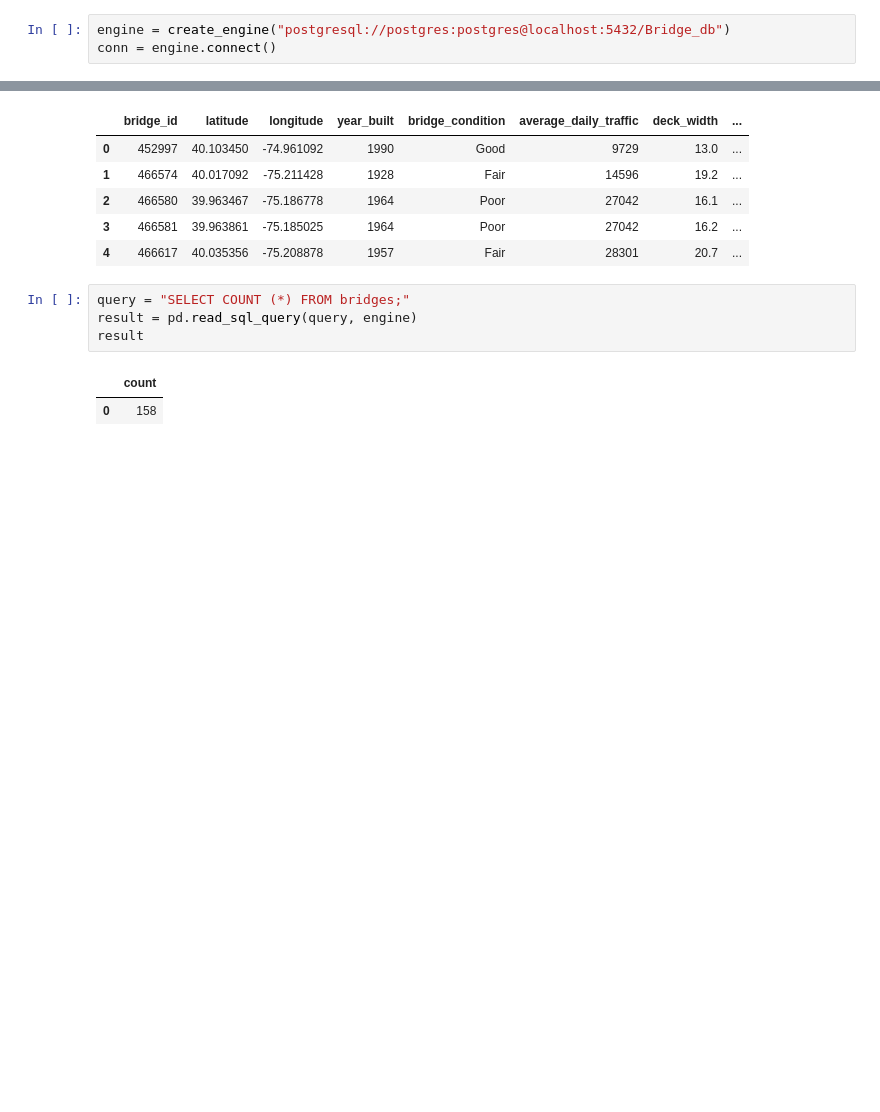
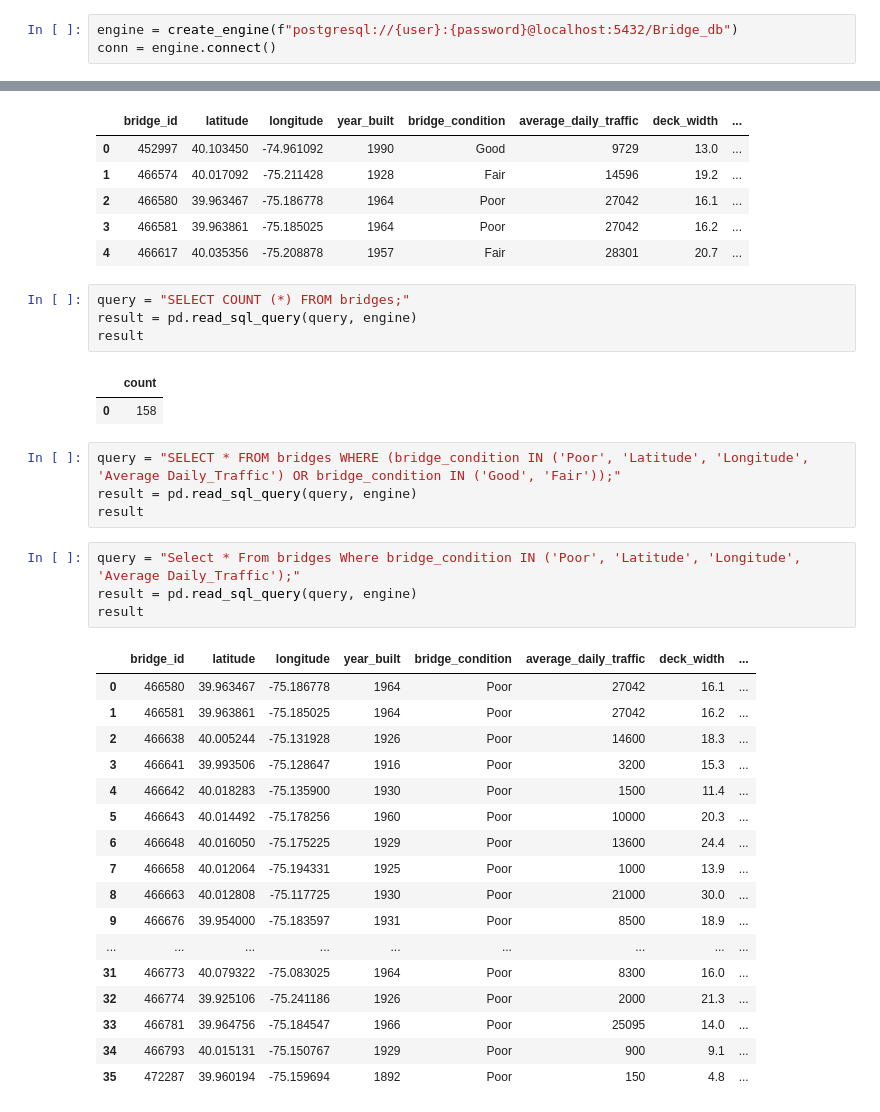
Before and after one commit to PatrickJohnDean/Project-3-Orange-Team, a Jupyter notebook: Philly_Bridge_Python_SQL.ipynb, the cells around one changed output, grey strips where cells are left out. Drawn from its saved outputs; the diff is of its cells as text; blank space fills up the shorter version.

Commit message:
Update Philly_Bridge_Python_SQL.ipynb
Philly_Bridge_Python and added query

```diff
--- a/Philly_Bridge_Python_SQL.ipynb
+++ b/Philly_Bridge_Python_SQL.ipynb
@@ -5,5 +13,5 @@ import pandas as pd
 # %%
-engine = create_engine("postgresql://postgres:postgres@localhost:5432/Bridge_db")
+engine = create_engine(f"postgresql://{user}:{password}@localhost:5432/Bridge_db")
 conn = engine.connect()
 # %%
 df = pd.read_sql("SELECT * from bridges",conn)
@@ -22,3 +30,29 @@ result
 # %% [output]
 |  | count |
 | 0 | 158 |
+# %%
+query = "SELECT * FROM bridges WHERE (bridge_condition IN ('Poor', 'Latitude', 'Longitude', 'Average Daily_Traffic') OR bridge_condition IN ('Good', 'Fair'));"
+result = pd.read_sql_query(query, engine)
+result
+# %%
+query = "Select * From bridges Where bridge_condition IN ('Poor', 'Latitude', 'Longitude', 'Average Daily_Traffic');"
+result = pd.read_sql_query(query, engine)
+result
+# %% [output]
+|  | bridge_id | latitude | longitude | year_built | bridge_condition | average_daily_traffic | deck_width | ... |
+| 0 | 466580 | 39.963467 | -75.186778 | 1964 | Poor | 27042 | 16.1 | ... |
+| 1 | 466581 | 39.963861 | -75.185025 | 1964 | Poor | 27042 | 16.2 | ... |
+| 2 | 466638 | 40.005244 | -75.131928 | 1926 | Poor | 14600 | 18.3 | ... |
+| 3 | 466641 | 39.993506 | -75.128647 | 1916 | Poor | 3200 | 15.3 | ... |
+| 4 | 466642 | 40.018283 | -75.135900 | 1930 | Poor | 1500 | 11.4 | ... |
+| 5 | 466643 | 40.014492 | -75.178256 | 1960 | Poor | 10000 | 20.3 | ... |
+| 6 | 466648 | 40.016050 | -75.175225 | 1929 | Poor | 13600 | 24.4 | ... |
+| 7 | 466658 | 40.012064 | -75.194331 | 1925 | Poor | 1000 | 13.9 | ... |
+| 8 | 466663 | 40.012808 | -75.117725 | 1930 | Poor | 21000 | 30.0 | ... |
+| 9 | 466676 | 39.954000 | -75.183597 | 1931 | Poor | 8500 | 18.9 | ... |
+| ... | ... | ... | ... | ... | ... | ... | ... | ... |
+| 31 | 466773 | 40.079322 | -75.083025 | 1964 | Poor | 8300 | 16.0 | ... |
+| 32 | 466774 | 39.925106 | -75.241186 | 1926 | Poor | 2000 | 21.3 | ... |
+| 33 | 466781 | 39.964756 | -75.184547 | 1966 | Poor | 25095 | 14.0 | ... |
+| 34 | 466793 | 40.015131 | -75.150767 | 1929 | Poor | 900 | 9.1 | ... |
+| 35 | 472287 | 39.960194 | -75.159694 | 1892 | Poor | 150 | 4.8 | ... |
```
Also changed, not shown: parts of 3 cells of this notebook.
